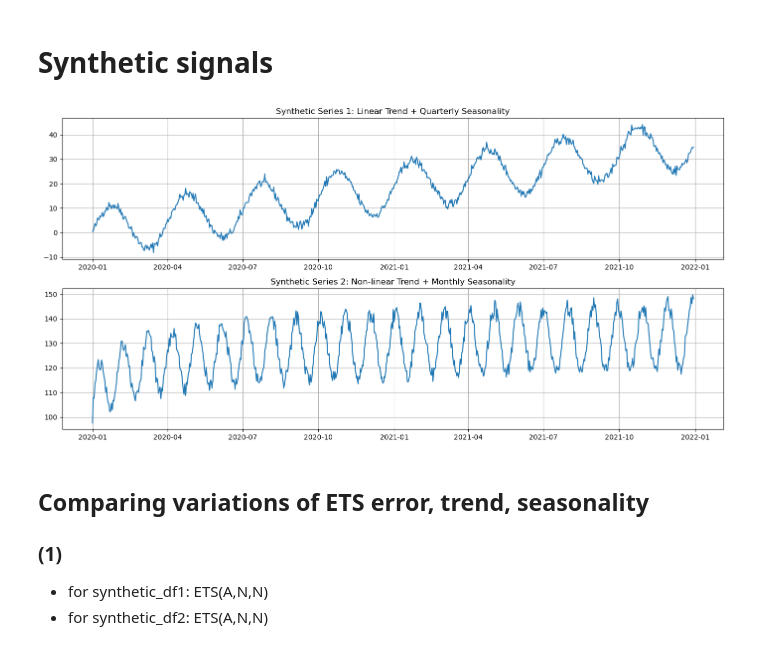
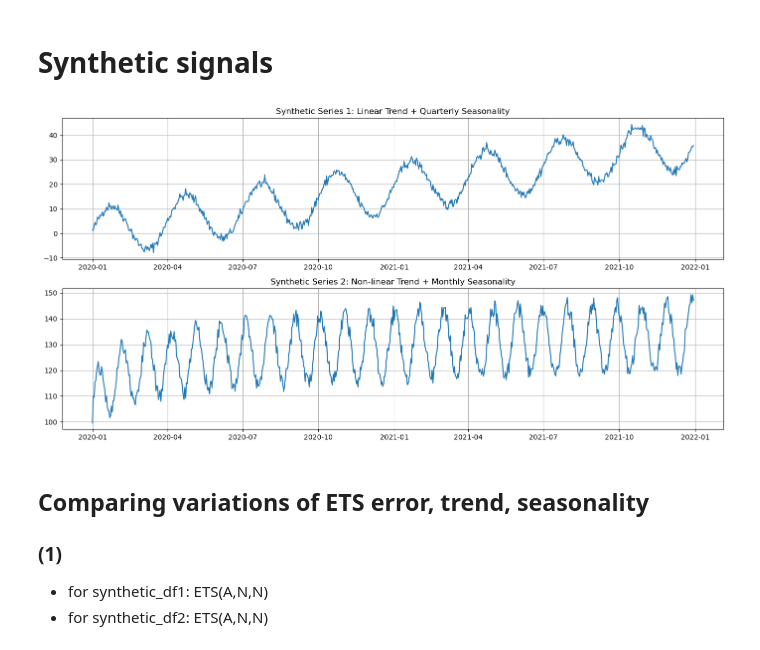
Before and after one commit to Rishabh-HSLU/HSLU_Time_Series_Analysis, a Jupyter notebook: submission/week6.ipynb, the cells around one changed output. Saved outputs shown, nothing was run; the diff lists cells and outputs as text; code cells hidden in the pictures.

```diff
--- a/submission/week6.ipynb
+++ b/submission/week6.ipynb
@@ -243,7 +10,7 @@ np.random.seed(42)
 
 # Generate synthetic time series data with known components
 n = 365 * 2
-t = np.arange(n)
+t = np.arange(1,n+1)
 
 # Series 1: Linear trend + Single seasonality + Noise
 trend1 = 0.05 * t
@@ -253,38 +20,37 @@ noise1 = np.random.normal(0, 1, n)
 series1 = trend1 + seasonality1 + noise1
 series1_components = {'trend': trend1, 'seasonal': seasonality1, 'residual': noise1}
 
-# Series 2: Non-linear trend + Multiple seasonality + Noise
+# Series 2: Non-linear trend * seasonality * Noise
 
-trend2 = 100 + 5 * np.log(1+t)
+trend2 = 100 + 5 * np.log(t)
 seasonality2 = 1 + 0.1 * np.sin(2 * np.pi * t / 30)
 noise2 = 1 + 0.05 * (np.random.random(n) - 0.5)
 
-# MULTIPLICATIVE model: trend × seasonality × noise
 series2 = trend2 * seasonality2 * noise2
 
 # Create DataFrames for the time series
 dates = pd.date_range(start='2020-01-01', periods=n, freq='D')
 synthetic_df = pd.DataFrame({
     'date': dates,
     'series1': series1,
     'series2': series2,
 })
 synthetic_df.set_index('date', inplace=True)
 
 # Plot the synthetic time series
 plt.figure(figsize=(14, 7))
 
 plt.subplot(2, 1, 1)
 plt.plot(dates, series1)
 plt.title('Synthetic Series 1: Linear Trend + Quarterly Seasonality')
 plt.grid(True)
 
 plt.subplot(2, 1, 2)
 plt.plot(dates, series2)
 plt.title('Synthetic Series 2: Non-linear Trend + Monthly Seasonality')
 plt.grid(True)
 
 plt.tight_layout()
 plt.show()
 # %% [output]
-[figure, old version]
+[figure, new version]
```
Also changed, not shown: parts of 41 cells of this notebook, 2 other files.
